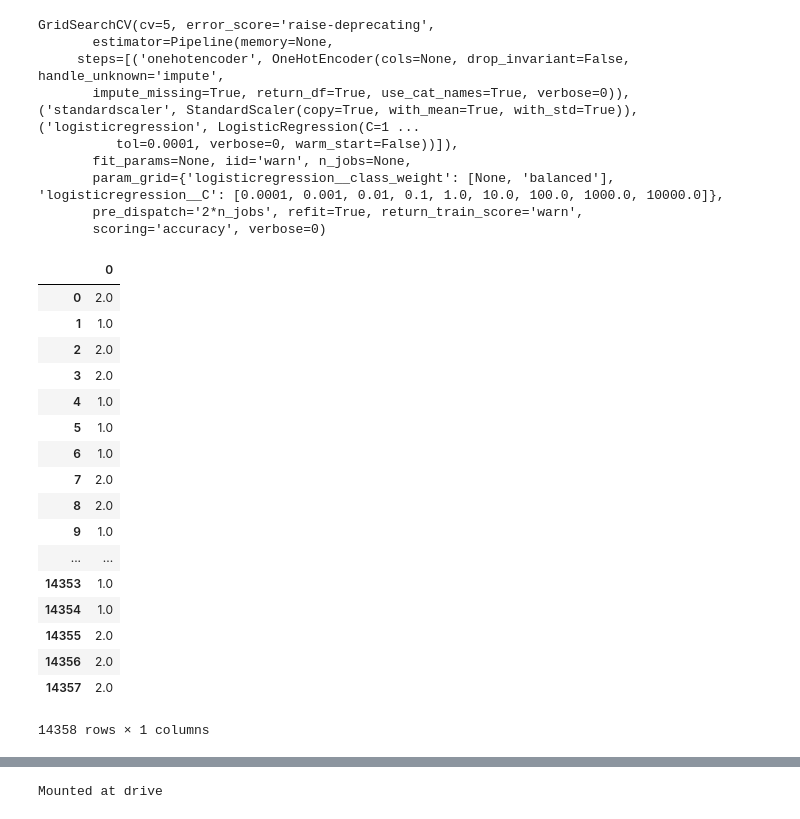
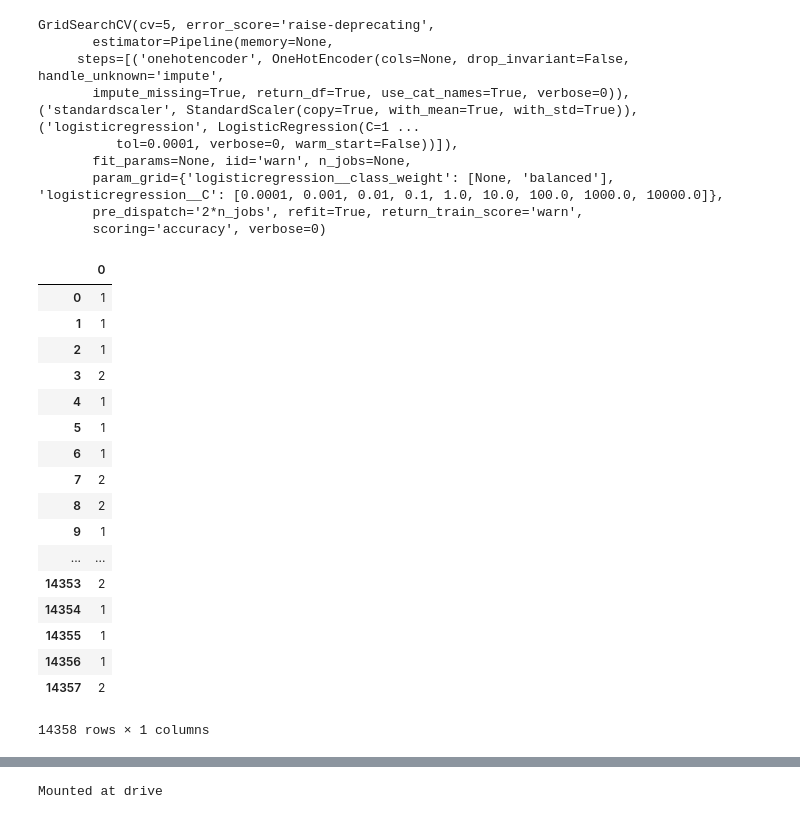
Before and after one commit to donw385/Unit-2-Sprint-Challenge, a Jupyter notebook: Don_Wang_Predictive_Modeling_Challenge.ipynb, the cells around one changed output, grey strips where cells are left out. Drawn from its saved outputs; the diff is of its cells as text; code cells hidden in the pictures.

```diff
--- a/Don_Wang_Predictive_Modeling_Challenge.ipynb
+++ b/Don_Wang_Predictive_Modeling_Challenge.ipynb
@@ -260,0 +265,9 @@ X_test  = test_df.drop(columns=['id','scheme_name','ward', 'subvillage', 'wpt_na
+# %%
+pipeline = make_pipeline(
+    ce.OneHotEncoder(use_cat_names=True),
+    StandardScaler(),
+    RandomForestClassifier(class_weight='balanced',
+                            n_jobs=-1,
+                            n_estimators=1000))
+
+pipeline.fit(X_train, y_train)
@@ -261,12 +278,12 @@ X_test  = test_df.drop(columns=['id','scheme_name','ward', 'subvillage', 'wpt_na
 # %%
-pipeline = make_pipeline(
-    ce.OneHotEncoder(use_cat_names=True),
-    StandardScaler(),
-    Ridge())
+# pipeline = make_pipeline(
+#     ce.OneHotEncoder(use_cat_names=True),
+#     StandardScaler(),
+#     Ridge())
 
 
 
-pipeline.fit(X_train, y_train)
+# pipeline.fit(X_train, y_train)
 # %% [output]
 Pipeline(memory=None,
      steps=[('onehotencoder', OneHotEncoder(cols=['basin', 'region', 'lga', 'public_meeting', 'recorded_by', 'scheme_management', 'permit', 'extraction_type', 'extraction_type_group', 'extraction_type ...
@@ -289,27 +306,27 @@ GridSearchCV(cv=5, error_score='raise-deprecating',
        pre_dispatch='2*n_jobs', refit=True, return_train_score='warn',
        scoring='accuracy', verbose=0)
 # %%
-y_pred = pipeline.predict(X_test).round()
+y_pred = pipeline.predict(X_test)
 
 pd.DataFrame(y_pred)
 # %% [output]
 |  | 0 |
-| 0 | 2.0 |
-| 1 | 1.0 |
-| 2 | 2.0 |
-| 3 | 2.0 |
-| 4 | 1.0 |
-| 5 | 1.0 |
-| 6 | 1.0 |
-| 7 | 2.0 |
-| 8 | 2.0 |
-| 9 | 1.0 |
+| 0 | 1 |
+| 1 | 1 |
+| 2 | 1 |
+| 3 | 2 |
+| 4 | 1 |
+| 5 | 1 |
+| 6 | 1 |
+| 7 | 2 |
+| 8 | 2 |
+| 9 | 1 |
 | ... | ... |
-| 14353 | 1.0 |
-| 14354 | 1.0 |
-| 14355 | 2.0 |
-| 14356 | 2.0 |
-| 14357 | 2.0 |
+| 14353 | 2 |
+| 14354 | 1 |
+| 14355 | 1 |
+| 14356 | 1 |
+| 14357 | 2 |
 14358 rows × 1 columns
 # %%
 # submission
```
Also changed, not shown: parts of 7 cells of this notebook.
